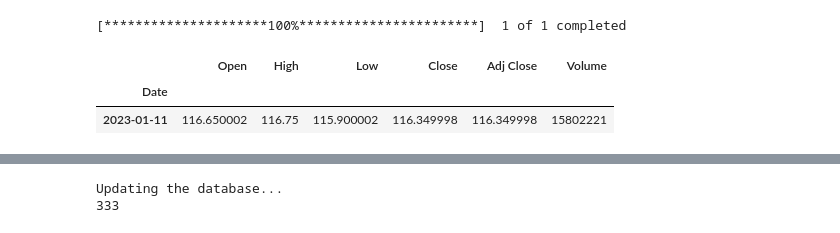
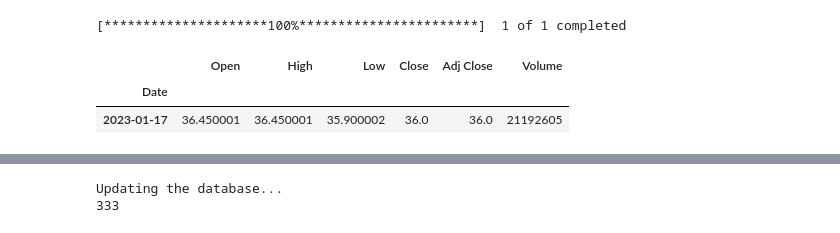
Before and after one commit to wenchinxie/Financial_data_crawler, a Jupyter notebook: TWSE_crawler/test.ipynb, the cells around one changed output, grey strips where cells are left out. Cells and saved outputs as stored; diff of their text form; code cells hidden in the pictures.

```diff
--- a/TWSE_crawler/test.ipynb
+++ b/TWSE_crawler/test.ipynb
@@ -1,16 +1,14 @@
 # %%
 import yfinance as yf
 import pandas as pd
 from pandas_datareader import data as pdr
 import datetime
 
 yf.pdr_override()
-downloaded = pdr.get_data_yahoo('0050.TW', start=datetime.date(2023,1,11))
+downloaded = pdr.get_data_yahoo('1101.TW', start=datetime.datetime(2023,1,17))
+downloaded
 # %% [output]
 [*********************100%***********************]  1 of 1 completed
+|  | Open | High | Low | Close | Adj Close | Volume |
+| Date |  |  |  |  |  |  |
+| 2023-01-17 | 36.450001 | 36.450001 | 35.900002 | 36.0 | 36.0 | 21192605 |
-# %%
-downloaded
-# %% [output]
-|  | Open | High | Low | Close | Adj Close | Volume |
-| Date |  |  |  |  |  |  |
-| 2023-01-11 | 116.650002 | 116.75 | 115.900002 | 116.349998 | 116.349998 | 15802221 |
```
Also changed, not shown: parts of 32 cells of this notebook, 12 other files.
